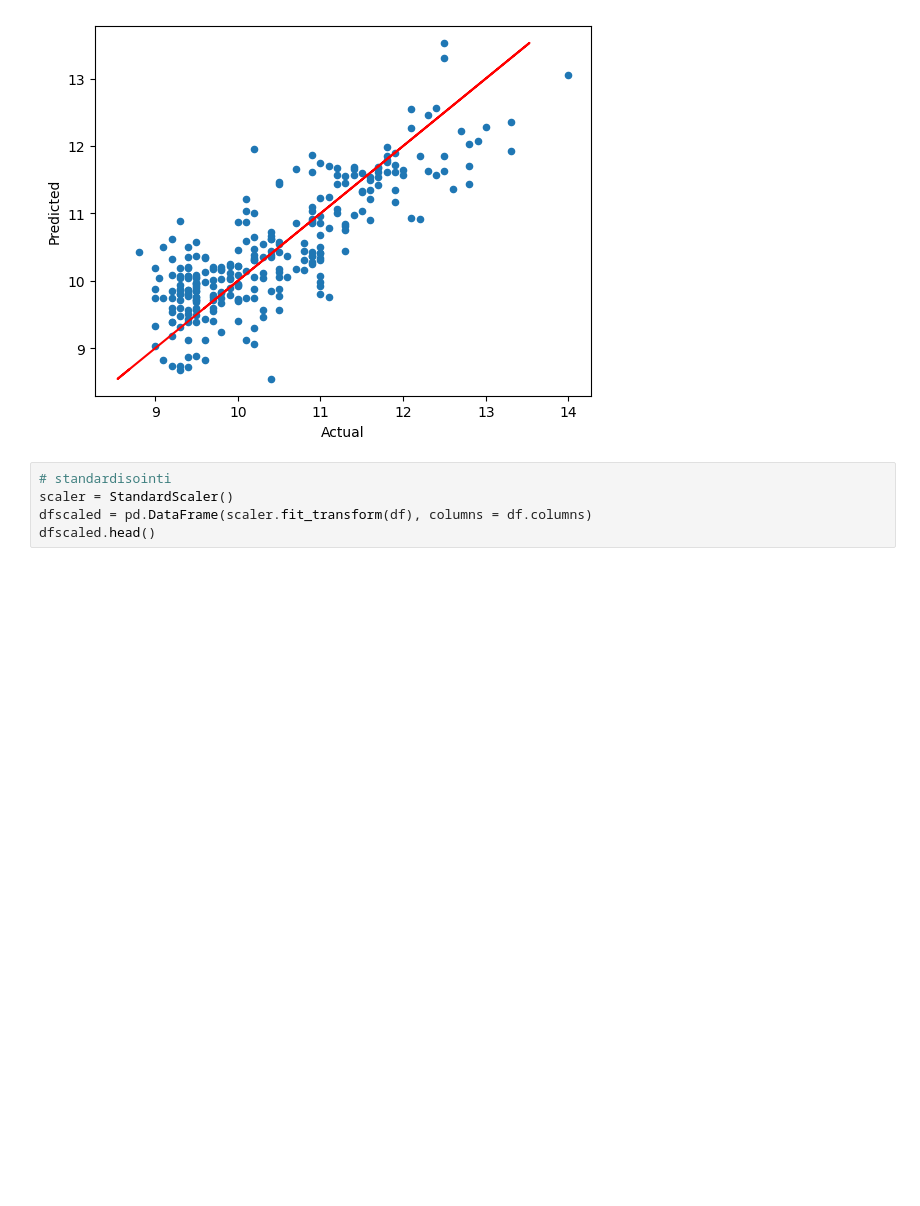
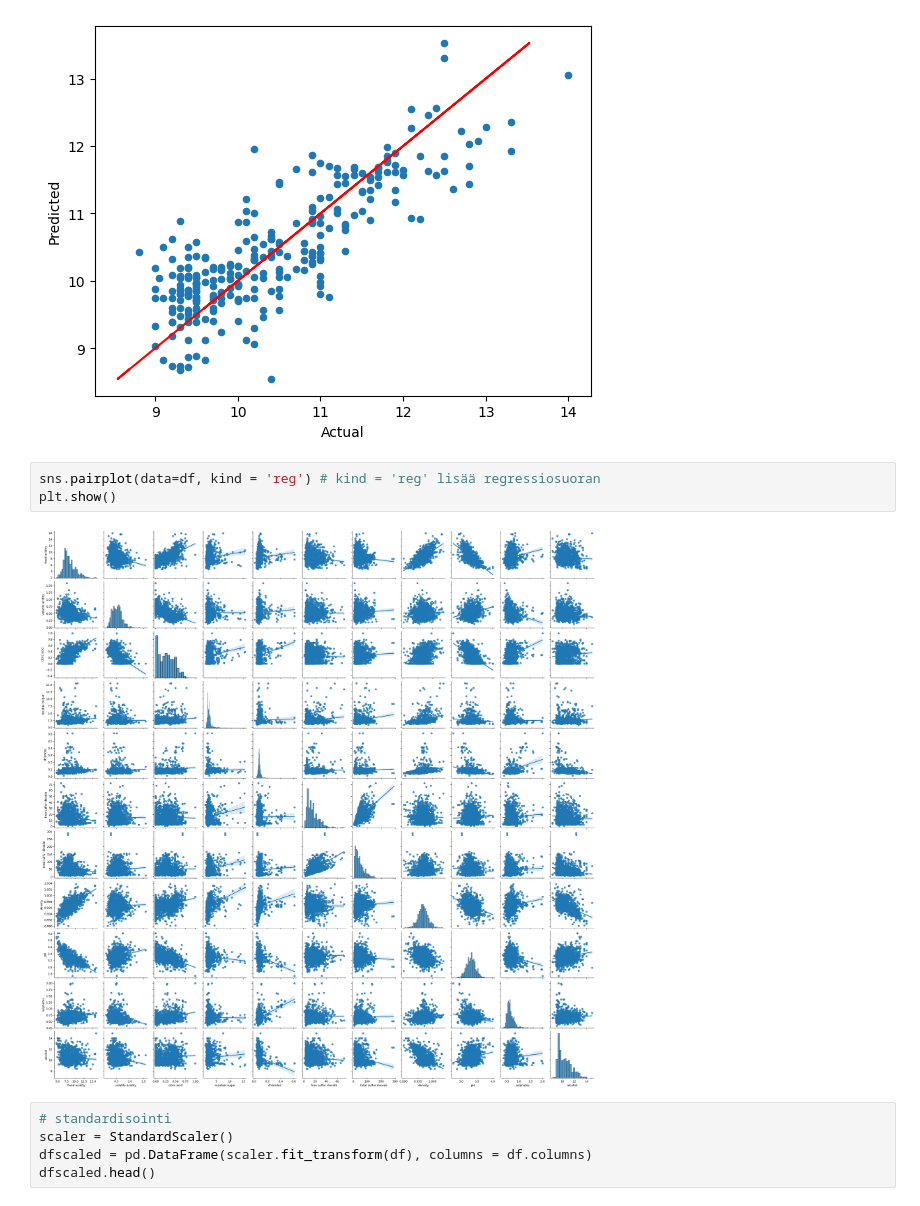
Before and after one commit to juskui/linereg, a Jupyter notebook: wine_linreg.ipynb, the cells around one changed output. Saved outputs shown, nothing was run; the diff lists cells and outputs as text; blank space fills up the shorter version.

```diff
--- a/wine_linreg.ipynb
+++ b/wine_linreg.ipynb
@@ -163,6 +165,11 @@ plt.show()
 # %% [output]
 <Figure size 640x480 with 0 Axes>
 [figure]
+# %%
+sns.pairplot(data=df, kind = 'reg') # kind = 'reg' lisää regressiosuoran
+plt.show()
+# %% [output]
+[figure, added]
 # %%
 # standardisointi
 scaler = StandardScaler()
```
Also changed, not shown: parts of 11 cells of this notebook.
